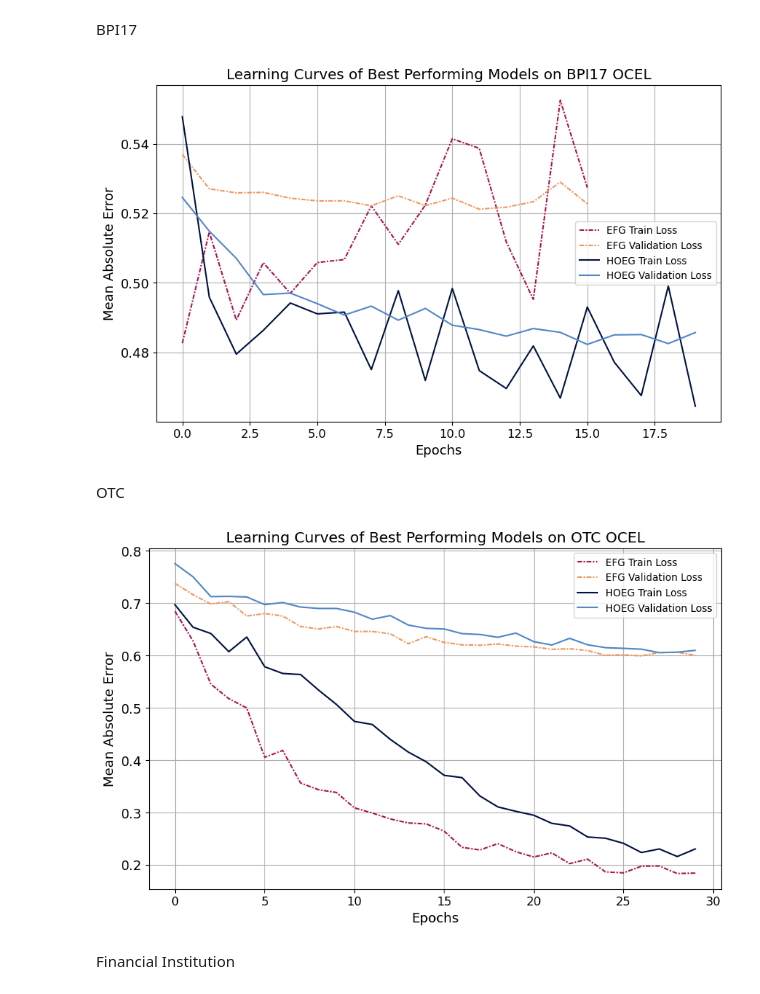
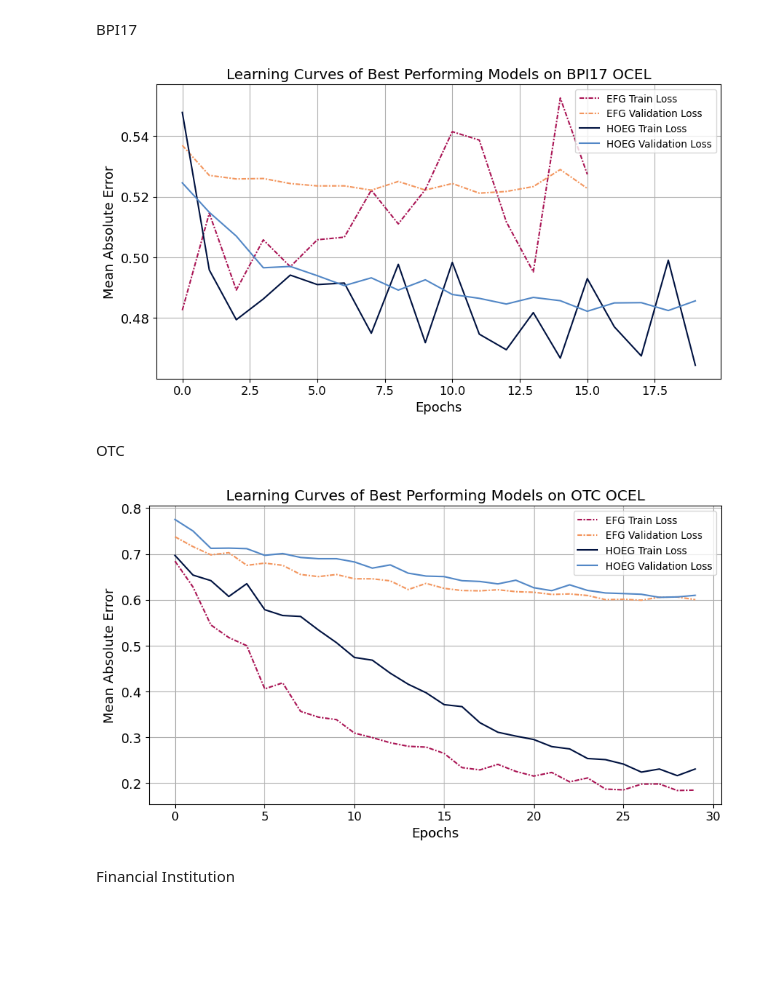
Before and after one commit to TKForgeron/OCPPM, a Jupyter notebook: visualizations/create_results_visualizations.ipynb, the cells around one changed output. Saved outputs shown, nothing was run; the diff lists cells and outputs as text; code cells hidden in the pictures; blank space fills up the shorter version.

```diff
--- a/visualizations/create_results_visualizations.ipynb
+++ b/visualizations/create_results_visualizations.ipynb
@@ -97,17 +92,17 @@ BPI17
 # %%
 visualization_utils.get_exp2b_plot(
     "BPI17",
     encoding_colors={
         "efg": (visualization_utils.BURGUNDY, visualization_utils.ORANGE),
         "hoeg": (visualization_utils.DARKBLUE, visualization_utils.BLUE),
     },
     data_base_path="visualizations/data/learning_curves",
-    figsize=(10, 6),
+    figsize=(10, 5.25),
     fontsize=13,
     save=True,
 )
 # %% [output]
-[figure, old version]
+[figure, new version]
 # %% [markdown]
 OTC
 # %%
@@ -118,12 +113,12 @@ visualization_utils.get_exp2b_plot(
         "hoeg": (visualization_utils.DARKBLUE, visualization_utils.BLUE),
     },
     data_base_path="visualizations/data/learning_curves",
-    figsize=(10, 6),
+    figsize=(10, 5.25),
     fontsize=13,
     save=True,
 )
 # %% [output]
-[figure, old version]
+[figure, new version]
 # %% [markdown]
 Financial Institution
 # %%
```
Also changed, not shown: parts of 6 cells of this notebook, 10 other files.
